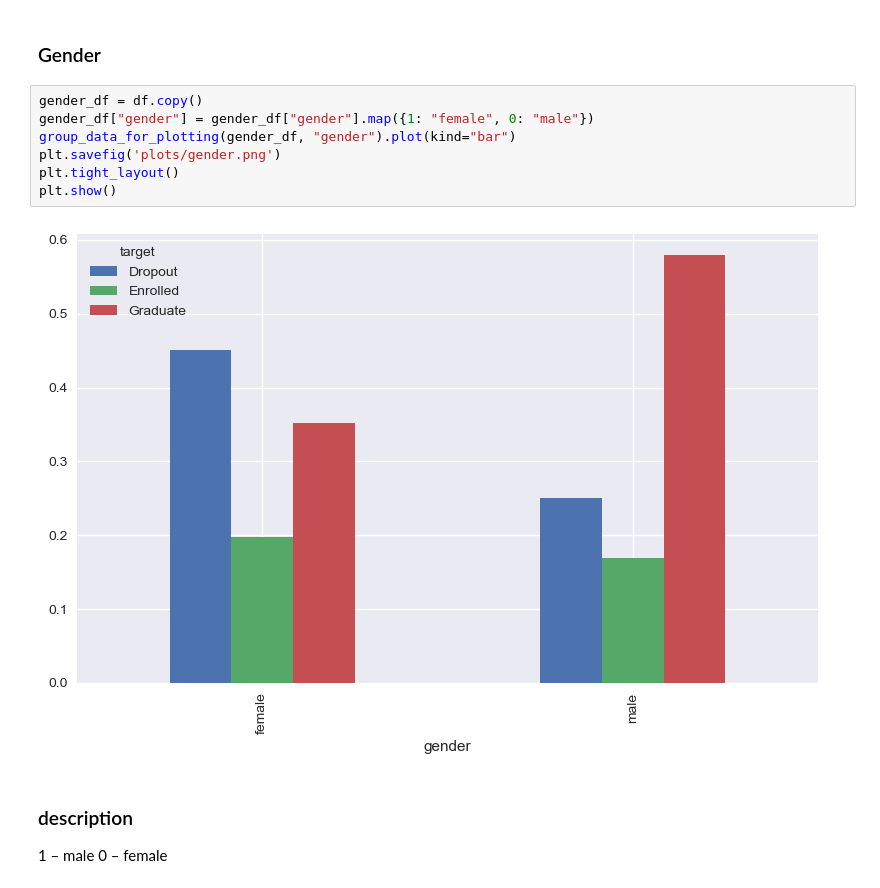
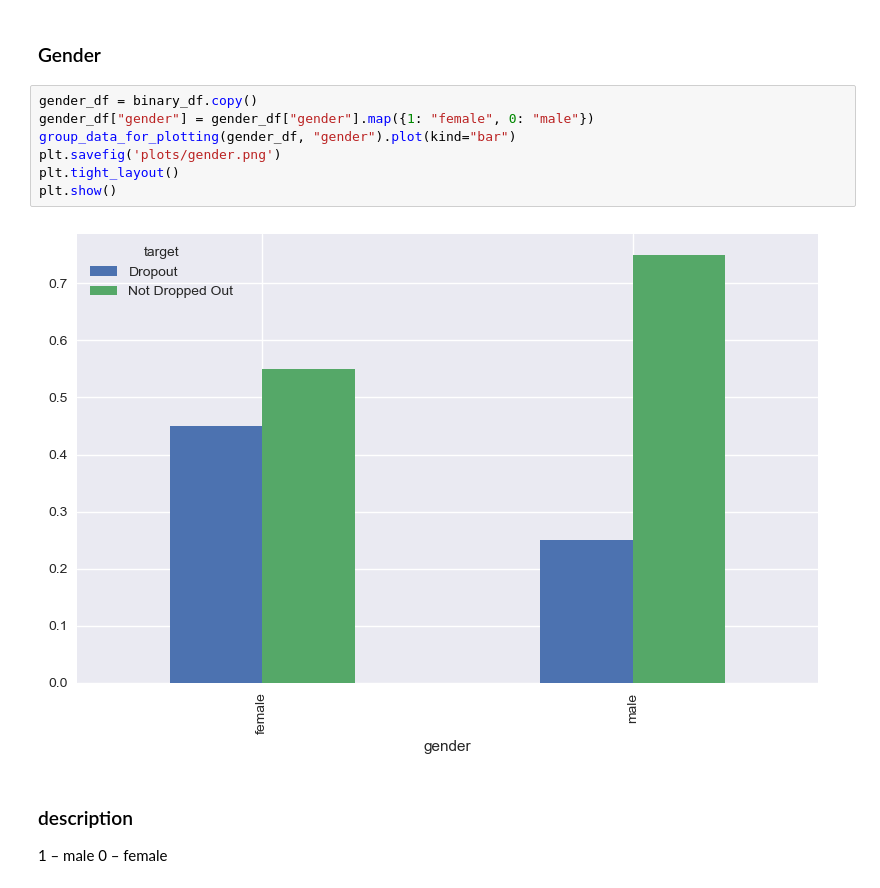
Before and after one commit to AndreJacobsPy/ai-academy-capstone, a Jupyter notebook: exploration.ipynb, the cells around one changed output. Saved outputs shown, nothing was run; the diff lists cells and outputs as text.

Commit message:
gender_graph

```diff
--- a/exploration.ipynb
+++ b/exploration.ipynb
@@ -2200,14 +2203,14 @@ plt.show()
 # %% [markdown]
 ### Gender <a class="anchor" id="eighteenth-bullet">
 # %%
-gender_df = df.copy()
+gender_df = binary_df.copy()
 gender_df["gender"] = gender_df["gender"].map({1: "female", 0: "male"})
 group_data_for_plotting(gender_df, "gender").plot(kind="bar")
 plt.savefig('plots/gender.png')
 plt.tight_layout()
 plt.show()
 # %% [output]
-[figure, old version]
+[figure, new version]
 # %% [markdown]
 ###	description
 1 – male
```
Also changed, not shown: parts of 1 cell of this notebook.
